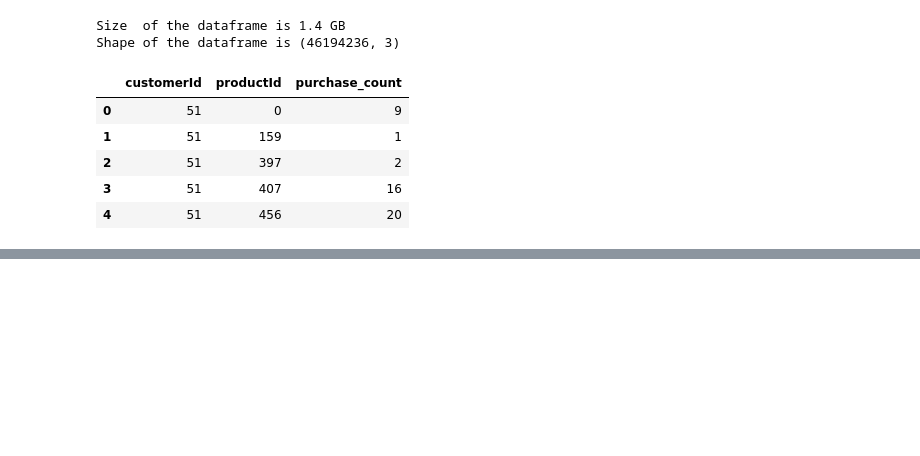
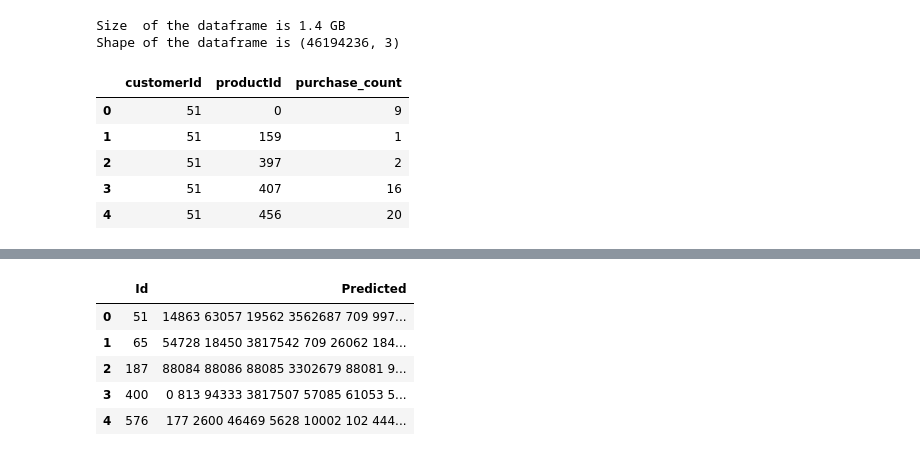
Before and after one commit to egorgladin/goods_prediction, a Jupyter notebook: goods_prediction.ipynb, the cells around one changed output, grey strips where cells are left out. Drawn from its saved outputs; the diff is of its cells as text; code cells hidden in the pictures; blank space fills up the shorter version.

```diff
--- a/goods_prediction.ipynb
+++ b/goods_prediction.ipynb
@@ -279,0 +176,33 @@ print(set(orders2).difference(orders1))
+# %%
+cosine_dummy_submission = pd.read_csv("submission_cosine_dummy.csv")
+# %%
+sub_me = []
+for idx, row in data4.iterrows():
+    rec = row['product_id']
+    user_id = row['user_id']
+    assert isinstance(rec, str)
+    assert isinstance(user_id, int)
+    rec_list = rec.split(' ')
+    lack = 50 - len(rec_list)
+    assert lack >= 0
+    if lack > 0:
+        cos_rec = cosine_dummy_submission.loc[cosine_dummy_submission['Id'] == user_id].Predicted.item().split(' ')
+        while lack > 0:
+            rec_item = cos_rec.pop(0)
+            if rec_item not in rec_list:
+                rec_list.append(rec_item)
+                lack -= 1
+        rec = ' '.join(rec_list)
+    sub_me.append(rec)
+# %%
+data5 = data4.copy()
+data5['product_id'] = sub_me
+data5.rename(columns={"user_id": "Id", "product_id": "Predicted"}, inplace=True)
+data5.head()
+# %% [output]
+|  | Id | Predicted |
+| 0 | 51 | 14863 63057 19562 3562687 709 997... |
+| 1 | 65 | 54728 18450 3817542 709 26062 184... |
+| 2 | 187 | 88084 88086 88085 3302679 88081 9... |
+| 3 | 400 | 0 813 94333 3817507 57085 61053 5... |
+| 4 | 576 | 177 2600 46469 5628 10002 102 444... |
```
Also changed, not shown: parts of 30 cells of this notebook.
